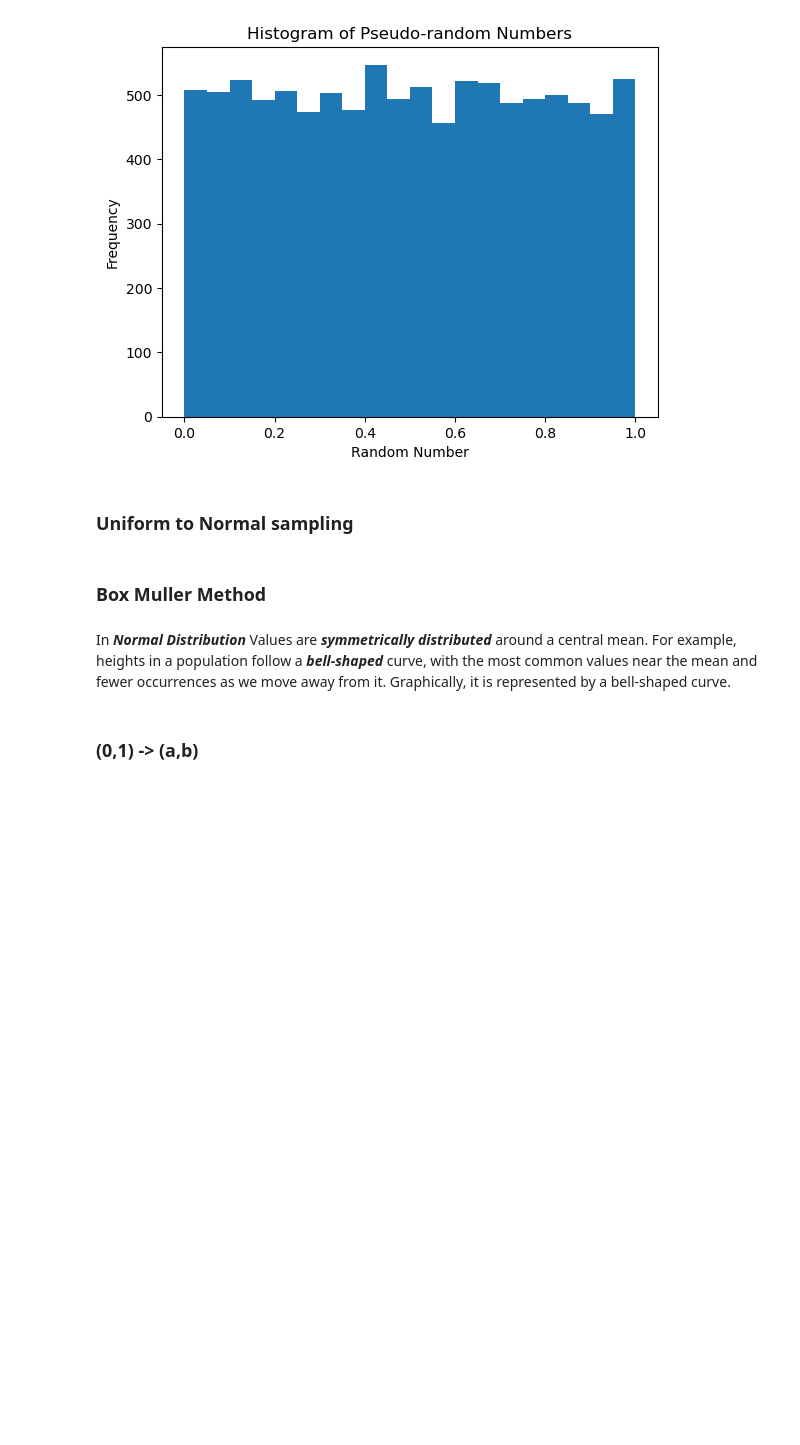
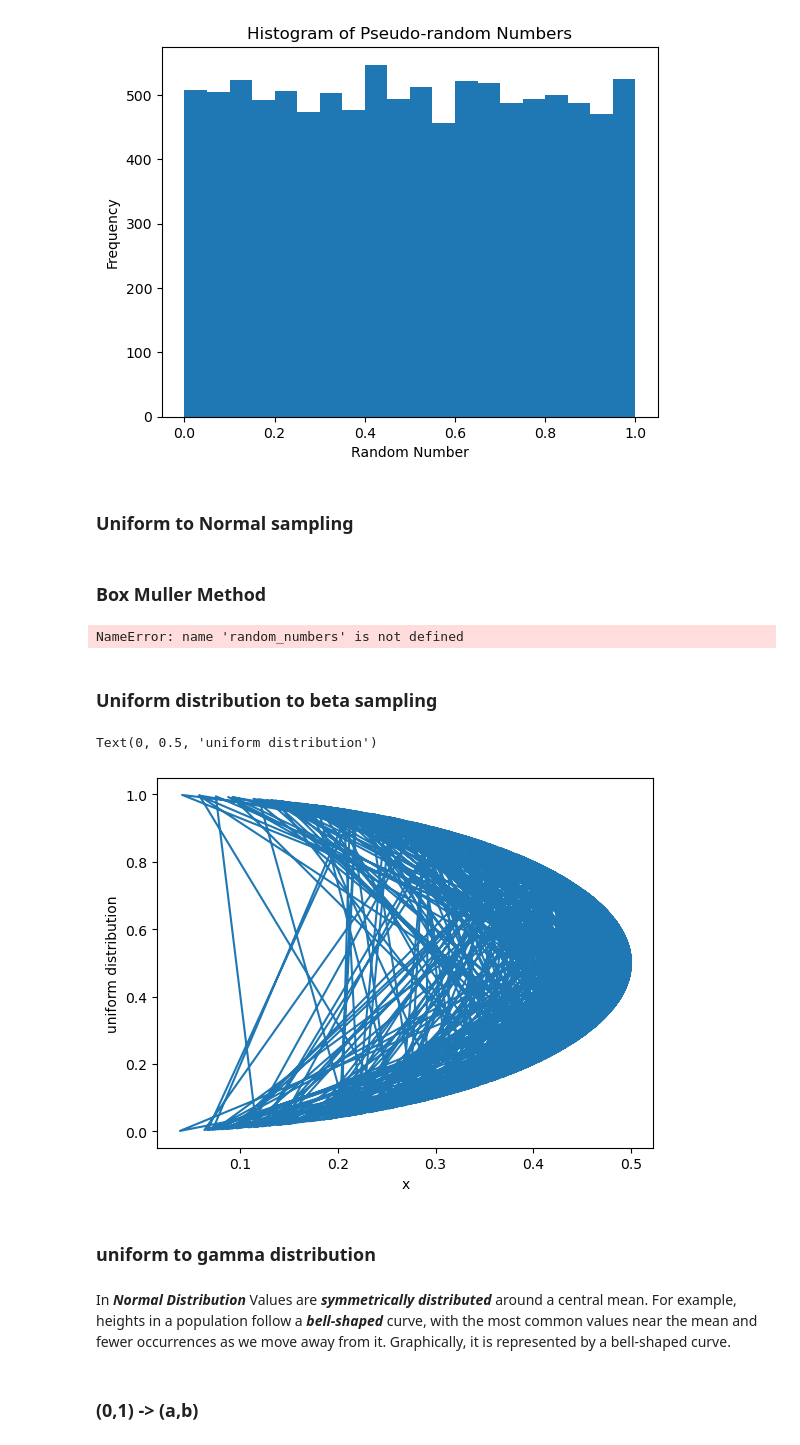
Before and after one commit to rishabh-mondal/blog, a Jupyter notebook: Sampling_distributions.ipynb, the cells around one changed output. Saved outputs shown, nothing was run; the diff lists cells and outputs as text; code cells hidden in the pictures; blank space fills up the shorter version.

```diff
--- a/Sampling_distributions.ipynb
+++ b/Sampling_distributions.ipynb
@@ -445,6 +445,29 @@ def uniform_to_normal_boxmuller(n_samples):
         random_numbers.append(z)
 
     return torch.stack(random_numbers)
+# %%
+u=torch.rand(1000)
+uniform_to_normal_boxmuller(1000)
+plt.plot(random_numbers,u)
+plt.xlabel("x")
+plt.ylabel("uniform distribution")
+# %% [output]
+NameError: name 'random_numbers' is not defined
+# %% [markdown]
+### Uniform distribution to beta sampling
+# %%
+alpha=2
+beta=2
+u=torch.rand(1000)
+x=(1-u)**(1/alpha) * u**(1/beta)
+plt.plot(x,u)
+plt.xlabel("x")
+plt.ylabel("uniform distribution")
+# %% [output]
+Text(0, 0.5, 'uniform distribution')
+[figure, added]
+# %% [markdown]
+### uniform to gamma distribution
 # %% [markdown]
 In ***Normal Distribution*** Values are ***symmetrically distributed*** around a central mean. For example, heights in a population follow a ***bell-shaped*** curve, with the most common values near the mean and fewer occurrences as we move away from it. Graphically, it is represented by a bell-shaped curve.
 # %% [markdown]
```
